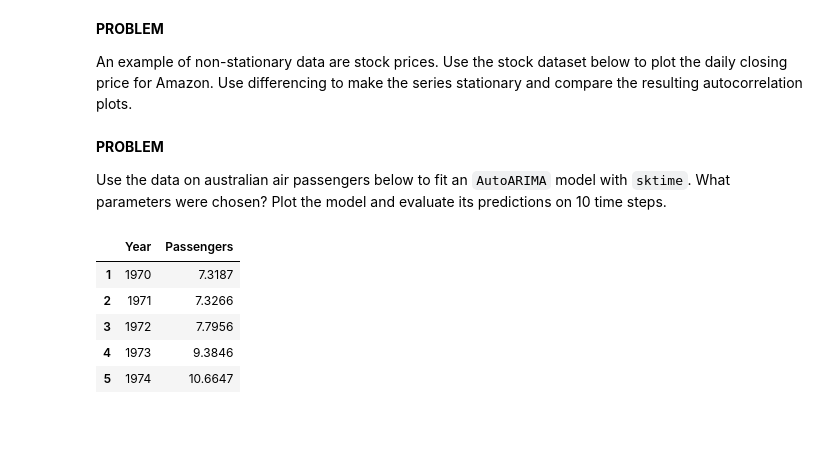
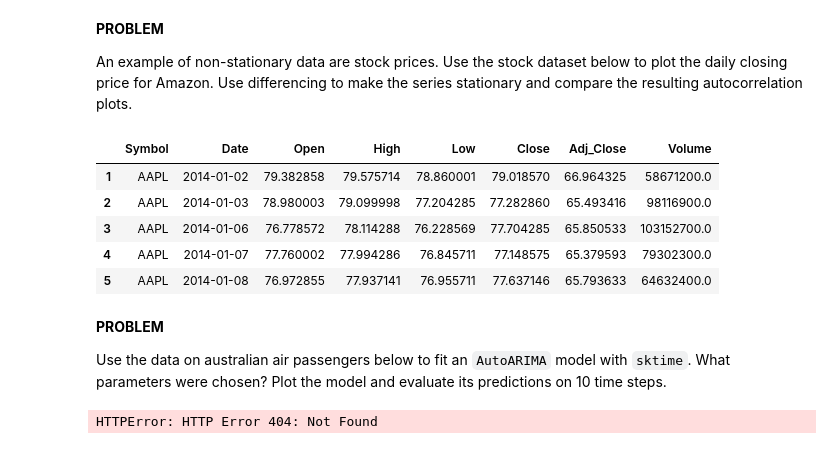
Before and after one commit to jfkoehler/nyu_bootcamp_fa24, a Jupyter notebook: _build/jupyter_execute/homework/time_series_hw.ipynb, the cells around one changed output. Cells and saved outputs as stored; diff of their text form; code cells hidden in the pictures.

```diff
--- a/_build/jupyter_execute/homework/time_series_hw.ipynb
+++ b/_build/jupyter_execute/homework/time_series_hw.ipynb
@@ -134,19 +132,21 @@ aus_tourism.head()
 
 An example of non-stationary data are stock prices.  Use the stock dataset below to plot the daily closing price for Amazon.  Use differencing to make the series stationary and compare the resulting autocorrelation plots.
 # %%
-stocks = pd.read_csv('gafa_stock.csv', index_col = 0)
+stocks = pd.read_csv('https://raw.githubusercontent.com/jfkoehler/nyu_bootcamp_fa24/refs/heads/main/data/gafa_stock.csv', index_col = 0)
 stocks.head()
+# %% [output]
+|  | Symbol | Date | Open | High | Low | Close | Adj_Close | Volume |
+| 1 | AAPL | 2014-01-02 | 79.382858 | 79.575714 | 78.860001 | 79.018570 | 66.964325 | 58671200.0 |
+| 2 | AAPL | 2014-01-03 | 78.980003 | 79.099998 | 77.204285 | 77.282860 | 65.493416 | 98116900.0 |
+| 3 | AAPL | 2014-01-06 | 76.778572 | 78.114288 | 76.228569 | 77.704285 | 65.850533 | 103152700.0 |
+| 4 | AAPL | 2014-01-07 | 77.760002 | 77.994286 | 76.845711 | 77.148575 | 65.379593 | 79302300.0 |
+| 5 | AAPL | 2014-01-08 | 76.972855 | 77.937141 | 76.955711 | 77.637146 | 65.793633 | 64632400.0 |
 # %% [markdown]
 **PROBLEM**
 
 Use the data on australian air passengers below to fit an `AutoARIMA` model with `sktime`.  What parameters were chosen?  Plot the model and evaluate its predictions on 10 time steps.
 # %%
-aus_air = pd.read_csv('aus_air.csv', index_col = 0)
+aus_air = pd.read_csv('https://raw.githubusercontent.com/jfkoehler/nyu_bootcamp_fa24/refs/heads/main/data/aus_air.csv', index_col = 0)
 aus_air.head()
 # %% [output]
-|  | Year | Passengers |
-| 1 | 1970 | 7.3187 |
-| 2 | 1971 | 7.3266 |
-| 3 | 1972 | 7.7956 |
-| 4 | 1973 | 9.3846 |
-| 5 | 1974 | 10.6647 |
+HTTPError: HTTP Error 404: Not Found
```
Also changed, not shown: parts of 2 cells of this notebook, 6 other files.
